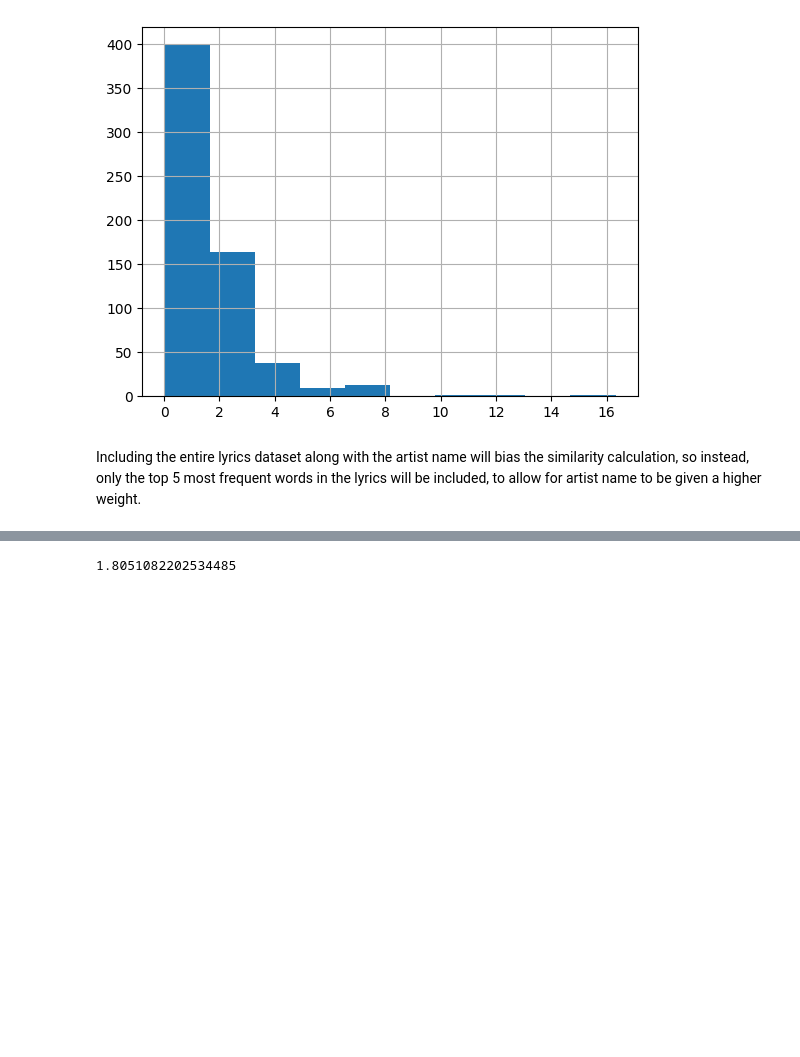
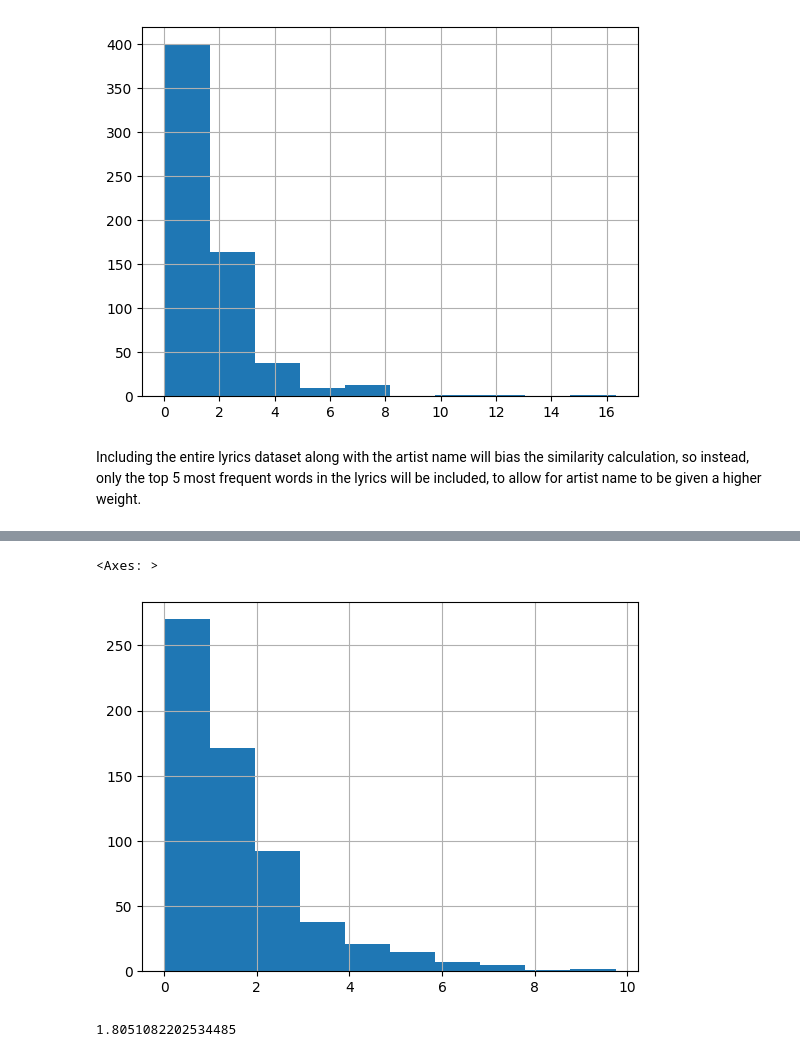
Before and after one commit to Bryan-Az/Neurobytes, a Jupyter notebook: mlops/notebooks/users_eda.ipynb, the cells around one changed output, grey strips where cells are left out. Saved outputs shown, nothing was run; the diff lists cells and outputs as text; code cells hidden in the pictures; blank space fills up the shorter version.

```diff
--- a/mlops/notebooks/users_eda.ipynb
+++ b/mlops/notebooks/users_eda.ipynb
@@ -70,3 +70,6 @@ users_artist_lyrics_filename = 'user_preferences.csv'
+# %%
+users_song_artist_lyrics_glink = 'https://drive.google.com/file/d/1_XwU8HWCRZVJV8qohSnzgqxfflh_STnM/view?usp=drive_link'
+users_song_artist_lyrics_filename = 'user_preferences_song_artist_lyrics.csv'
 # %%
 def get_link_content(link, name):
   file_id = link.split('/')[-2]
@@ -82,2 +86,4 @@ user_preferences = pd.read_csv(users_artist_lyrics_filename, index_col=0).sort_v
+# %%
+user_preferences_song_artist_lyrics = pd.read_csv(users_song_artist_lyrics_filename, index_col=0).sort_values(by='userID').loc[:, ['userID','songID', 'artist', 'song', 'text', 'link']]
 # %%
 print(user_lyrics_only_preferences.shape)
@@ -103,8 +111,8 @@ min       160.000000
 max       196.000000
 Name: songID, dtype: float64
 # %%
-preference_size_distribution = user_preferences.groupby('userID').count().describe()['songID'] # the general distribution of # of songs per user, for 1000 users
-preference_size_distribution
+preference_size_distribution_artist_lyrics = user_preferences_artist_lyrics.groupby('userID').count().describe()['songID'] # the general distribution of # of songs per user, for 1000 users
+preference_size_distribution_artist_lyrics
 # %% [output]
 count    1000.000000
 mean      178.136000
@@ -181,3 +225,8 @@ Including the entire lyrics dataset along with the artist name will bias the sim
+# %%
+(user_preferences_song_artist_lyrics.groupby('artist').count() / preference_size_distribution['mean']).mean(axis=1).hist(bins=10)
+# %% [output]
+<Axes: >
+[figure, added]
 # %%
 user_lyrics_only_preferences['artist'].apply(lambda x: len(x.split(' '))).mean() # artist name tends to have 1-2 words
 # %% [output]
```
Also changed, not shown: parts of 47 cells of this notebook.
